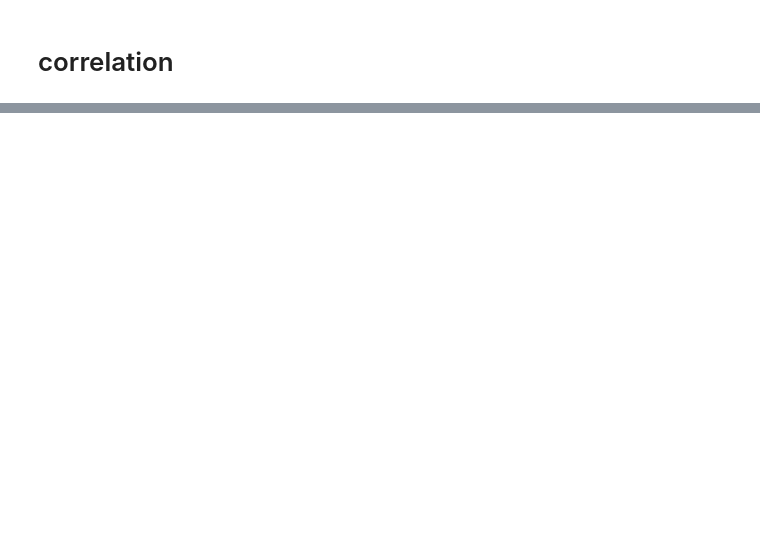
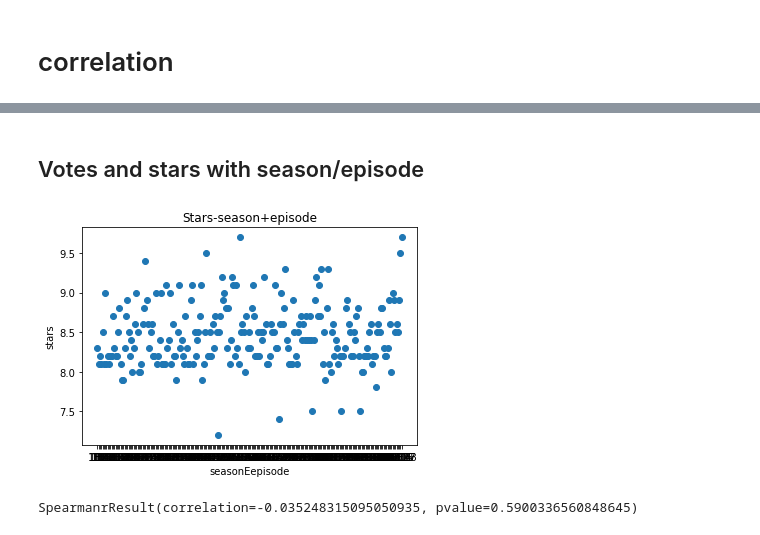
Before and after one commit to MarijkeBeersmans/CLS-project, a Jupyter notebook: Correlation.ipynb, the cells around one changed output, grey strips where cells are left out. Drawn from its saved outputs; the diff is of its cells as text; code cells hidden in the pictures; blank space fills up the shorter version.

```diff
--- a/Correlation.ipynb
+++ b/Correlation.ipynb
@@ -50,0 +44,33 @@ Name: Votes, dtype: float64
+# %% [markdown]
+## Votes and stars with season/episode
+# %%
+import matplotlib.pyplot as plot
+
+import numpy as np
+
+
+books['seasonep'] = [f'{season}E{episode}' for season, episode in zip(books['Season'], books['Episode Number'])]
+
+# Hypothetical equity returns
+
+stars = books['Stars']
+seasonep = books['seasonep']
+
+
+
+# Draw the scatter plot
+
+plot.scatter(seasonep, stars)
+plot.title('Stars-season+episode')
+plot.xlabel('seasonEepisode')
+plot.ylabel('stars')
+
+plot.show()
+# %% [output]
+[figure, added]
+# %%
+from scipy.stats import spearmanr
+
+spearmanr(seasonep, stars)
+# %% [output]
+SpearmanrResult(correlation=-0.035248315095050935, pvalue=0.5900336560848645)
```
Also changed, not shown: parts of 27 cells of this notebook, 9 other files.
